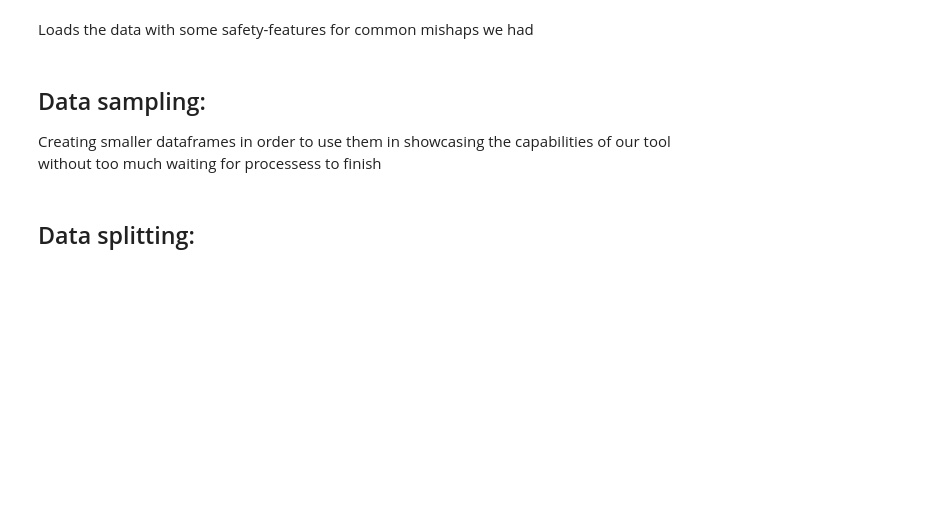
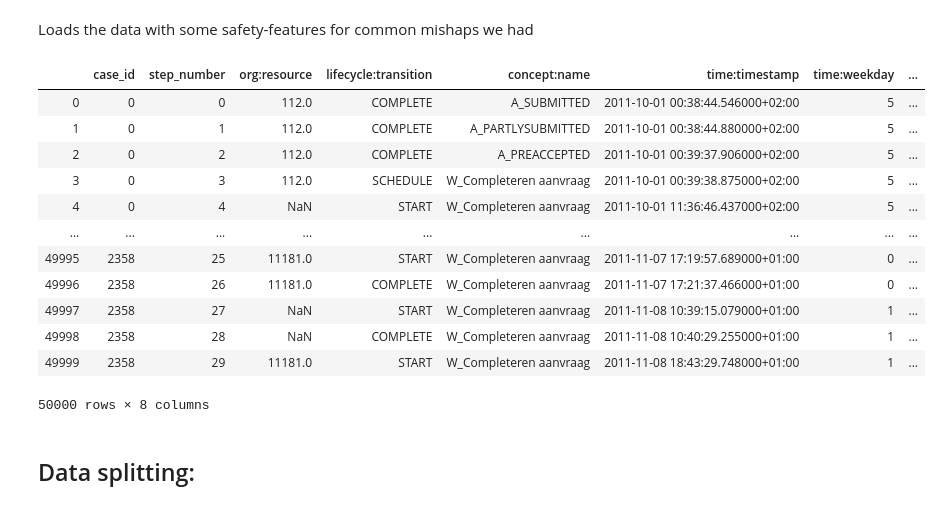
Before and after one commit to erenaydoslu/process-minning, a Jupyter notebook: Miner.ipynb, the cells around one changed output. Drawn from its saved outputs; the diff is of its cells as text; code cells hidden in the pictures; blank space fills up the shorter version.

```diff
--- a/Miner.ipynb
+++ b/Miner.ipynb
@@ -125,7 +126,7 @@ Loads the data with some safety-features for common mishaps we had
 def fix_time(time):
     return (datetime.datetime.fromisoformat(time))
 
-def load_data(BPI = 'BPI.csv', BPI_attr = 'BPI_attr.csv',  data2012 = False):
+def load_data(BPI = 'BPI.csv', BPI_attr = 'BPI_attr.csv',  data2012 = False, sample=False):
     df_BPI = pd.read_csv(BPI)
     df_BPI_attr = pd.read_csv(BPI_attr)
 
@@ -140,14 +141,29 @@ def load_data(BPI = 'BPI.csv', BPI_attr = 'BPI_attr.csv',  data2012 = False):
 
     df_BPI['time:weekday'] = [x.weekday() for x in df_BPI['time:timestamp']]
     df_BPI['time:hour'] = [x.hour for x in df_BPI['time:timestamp']]
+
+    if(sample):
+        df_BPI, df_BPI_attr = df_BPI[:50000], df_BPI_attr[:2359]
+
     return (df_BPI, df_BPI_attr)
 
 def load_data_xes(data):
     BPI = xes_importer.apply(data)
 # %%
-df, df_attr = load_data(BPI = 'Datasets/BPI_2012.csv', BPI_attr = 'Datasets/BPI_attr_2012.csv', data2012 = True)
+df, df_attr = load_data(BPI = 'Datasets/BPI_2012.csv', BPI_attr = 'Datasets/BPI_attr_2012.csv',
+                        data2012 = True, sample=True)
 df
+# %% [output]
+|  | case_id | step_number | org:resource | lifecycle:transition | concept:name | time:timestamp | time:weekday | ... |
+| 0 | 0 | 0 | 112.0 | COMPLETE | A_SUBMITTED | 2011-10-01 00:38:44.546000+02:00 | 5 | ... |
+| 1 | 0 | 1 | 112.0 | COMPLETE | A_PARTLYSUBMITTED | 2011-10-01 00:38:44.880000+02:00 | 5 | ... |
+| 2 | 0 | 2 | 112.0 | COMPLETE | A_PREACCEPTED | 2011-10-01 00:39:37.906000+02:00 | 5 | ... |
+| 3 | 0 | 3 | 112.0 | SCHEDULE | W_Completeren aanvraag | 2011-10-01 00:39:38.875000+02:00 | 5 | ... |
+| 4 | 0 | 4 | NaN | START | W_Completeren aanvraag | 2011-10-01 11:36:46.437000+02:00 | 5 | ... |
+| ... | ... | ... | ... | ... | ... | ... | ... | ... |
+| 49995 | 2358 | 25 | 11181.0 | START | W_Completeren aanvraag | 2011-11-07 17:19:57.689000+01:00 | 0 | ... |
+| 49996 | 2358 | 26 | 11181.0 | COMPLETE | W_Completeren aanvraag | 2011-11-07 17:21:37.466000+01:00 | 0 | ... |
+| 49997 | 2358 | 27 | NaN | START | W_Completeren aanvraag | 2011-11-08 10:39:15.079000+01:00 | 1 | ... |
+| 49998 | 2358 | 28 | NaN | COMPLETE | W_Completeren aanvraag | 2011-11-08 10:40:29.255000+01:00 | 1 | ... |
+| 49999 | 2358 | 29 | 11181.0 | START | W_Completeren aanvraag | 2011-11-08 18:43:29.748000+01:00 | 1 | ... |
+50000 rows × 8 columns
-# %% [markdown]
-## Data sampling:
-
-Creating smaller dataframes in order to use them in showcasing the capabilities of our tool without too much waiting for processess to finish
```
Also changed, not shown: parts of 25 cells of this notebook.
